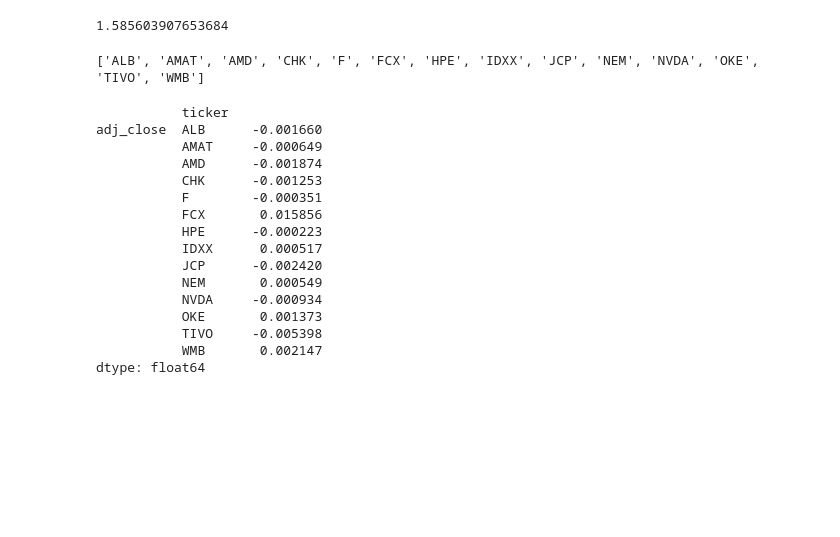
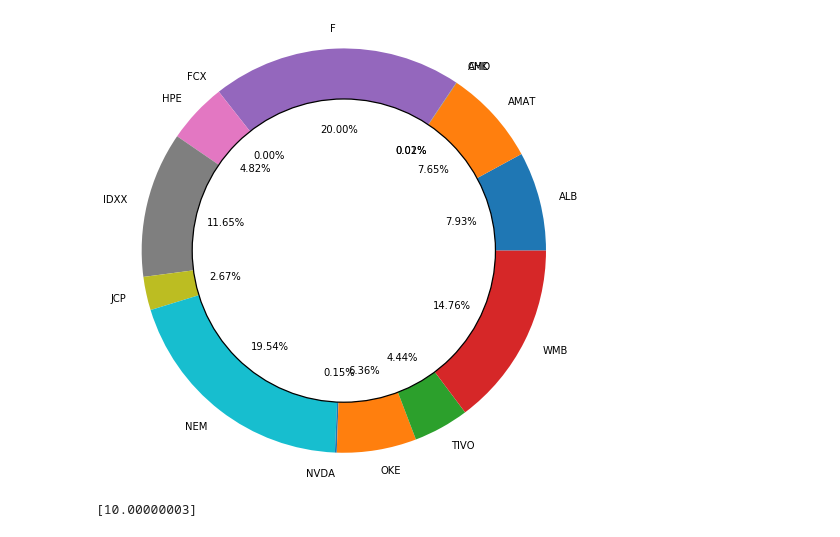
Before and after one commit to kgeoffrey/Portfolio-Optimization, a Jupyter notebook: Notebooks/Parametric Mean-Variance Model.ipynb, the cells around one changed output. Cells and saved outputs as stored; diff of their text form; code cells hidden in the pictures; blank space fills up the shorter version.

```diff
--- a/Notebooks/Parametric Mean-Variance Model.ipynb
+++ b/Notebooks/Parametric Mean-Variance Model.ipynb
@@ -19,14 +20,15 @@ import matplotlib.pyplot as plt
 stocks1 = ['AMD', 'NVDA', 'OKE', 'CHK', 'NEM', 'AMAT', 'ALB', 'FCX', 'HPE', 'IDXX', 'WMB']
 stocks2 = ['TIVO', 'JCP', 'F']
 
-Minimal_gewicht1 = -0.0
-Maximal_gewicht1 = 1.0
-Minimal_gewicht2 = -0.0
-Maximal_gewicht2 = 1.0
+# weights for stocks1
+Minimal_gewicht1 = 0.0
+Maximal_gewicht1 = 0.20
+# weights for stocks2
+Minimal_gewicht2 = 0.0
+Maximal_gewicht2 = 0.20
+
 Scale = 100
-Riskaversion = 99
 rf = 0.01
-
 target = 0.10
 # %%
 ## 2. Getting Data for the stock tickers
@@ -177,28 +142,0 @@ w = exp_returns[99]
-# %%
-print(w*100)
-# %% [output]
-1.585603907653684
-# %%
-print(stocklist)
-# %% [output]
-['ALB', 'AMAT', 'AMD', 'CHK', 'F', 'FCX', 'HPE', 'IDXX', 'JCP', 'NEM', 'NVDA', 'OKE', 'TIVO', 'WMB']
-# %%
-t = returnss.mean()
-print((t))
-# %% [output]
-           ticker
-adj_close  ALB      -0.001660
-           AMAT     -0.000649
-           AMD      -0.001874
-           CHK      -0.001253
-           F        -0.000351
-           FCX       0.015856
-           HPE      -0.000223
-           IDXX      0.000517
-           JCP      -0.002420
-           NEM       0.000549
-           NVDA     -0.000934
-           OKE       0.001373
-           TIVO     -0.005398
-           WMB       0.002147
-dtype: float64
@@ -215,0 +143,22 @@ stocklist1 = sorted(stocklist)
+# %%
+stocklist1 = sorted(stocklist)
+labels = stocklist1
+weights1 = np.array(weights[0]).tolist()
+#explode = (0,0,0,0,0,0,0,0,0,0,0)
+
+plt.pie(weights1, labels=labels, autopct='%.2f%%', shadow=False)
+#Add a circle to give dougnut appearance
+circle = plt.Circle((0,0), 0.75, color='black', fc='white', linewidth=1.25)
+fig = plt.gcf()
+fig.gca().add_artist(circle)
+plt.axis('equal')
+fig.set_size_inches(8,8)
+plt.show()
+# %% [output]
+[figure, added]
+# %%
+## This will print the expected annualized return, this should be the same or very close to the target
+
+print(exp_returns*len(returnss)*100)
+# %% [output]
+[10.00000003]
```
Also changed, not shown: parts of 9 cells of this notebook.
